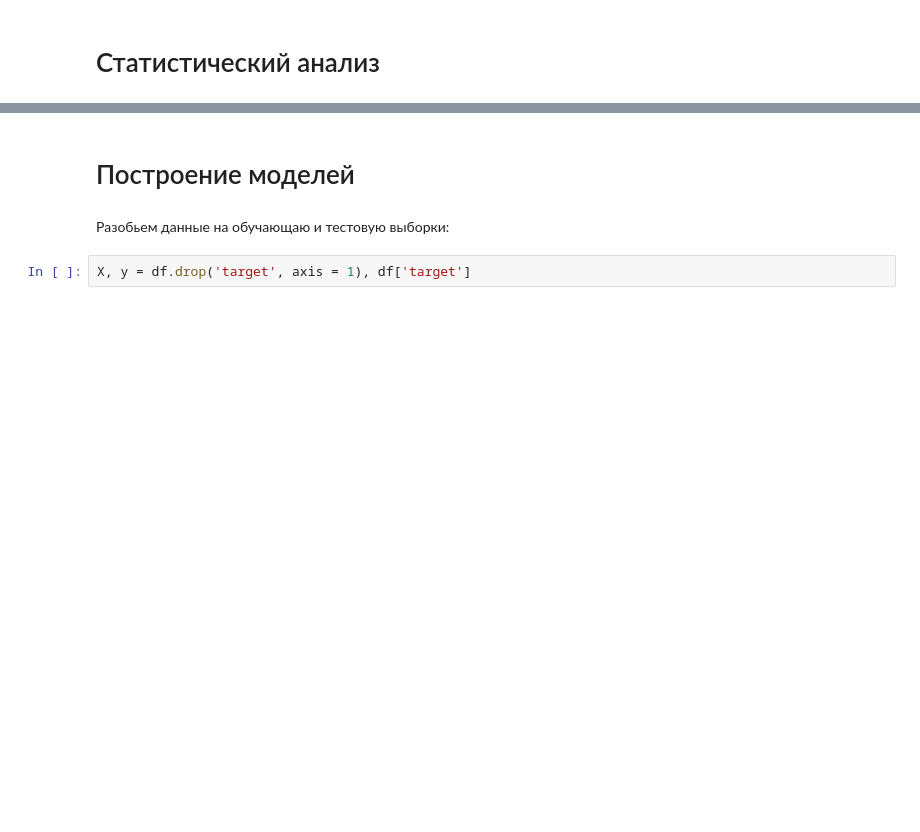
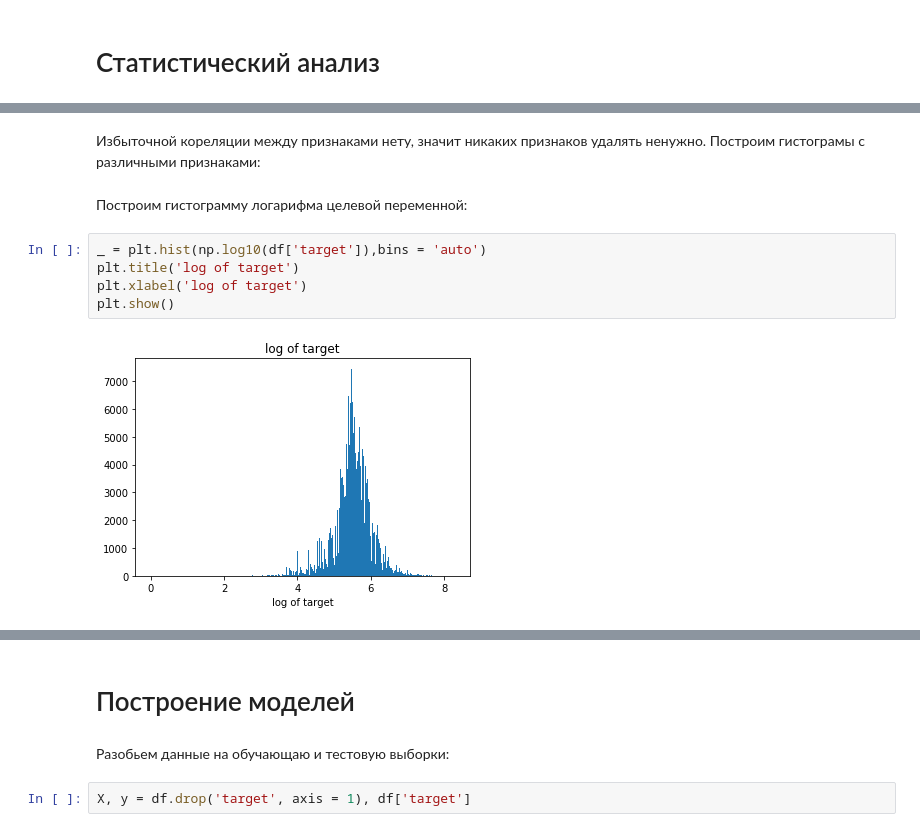
Before and after one commit to AndruKP/house-prices-prediction, a Jupyter notebook: house_prices_prediction.ipynb, the cells around one changed output, grey strips where cells are left out. Drawn from its saved outputs; the diff is of its cells as text; blank space fills up the shorter version.

Commit message:
Added comments to graphs

```diff
--- a/house_prices_prediction.ipynb
+++ b/house_prices_prediction.ipynb
@@ -287,0 +401,12 @@ corr.style.background_gradient(cmap, axis=1)\
+# %% [markdown]
+Избыточной кореляции между признаками нету, значит никаких признаков удалять ненужно.
+Построим гистограмы с различными признаками:
+# %% [markdown]
+Построим гистограмму логарифма целевой переменной:
+# %%
+_ = plt.hist(np.log10(df['target']),bins = 'auto')
+plt.title('log of target')
+plt.xlabel('log of target')
+plt.show()
+# %% [output]
+[figure, added]
```
Also changed, not shown: parts of 77 cells of this notebook.
